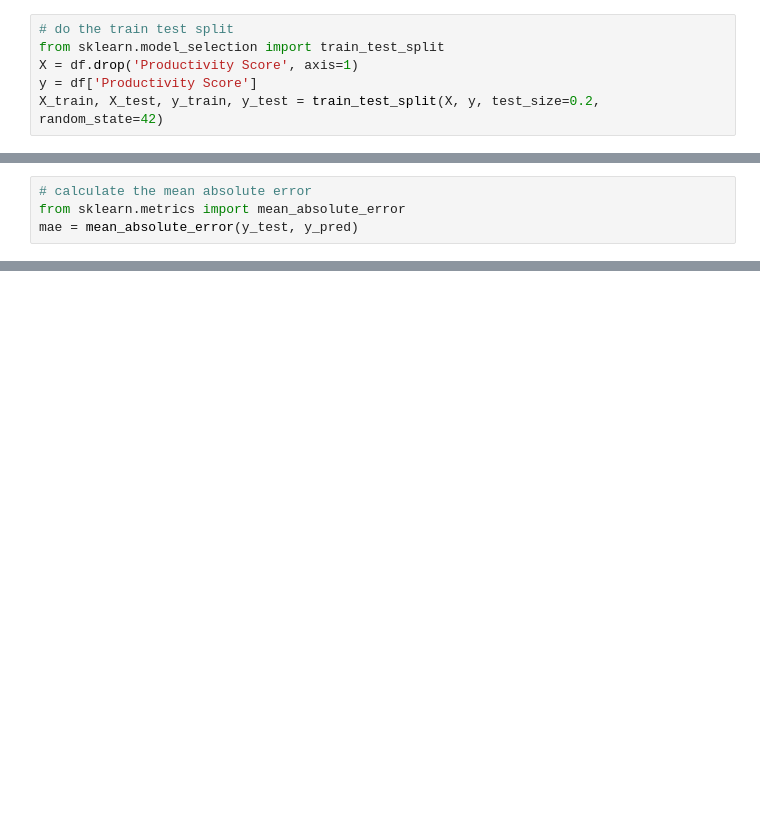
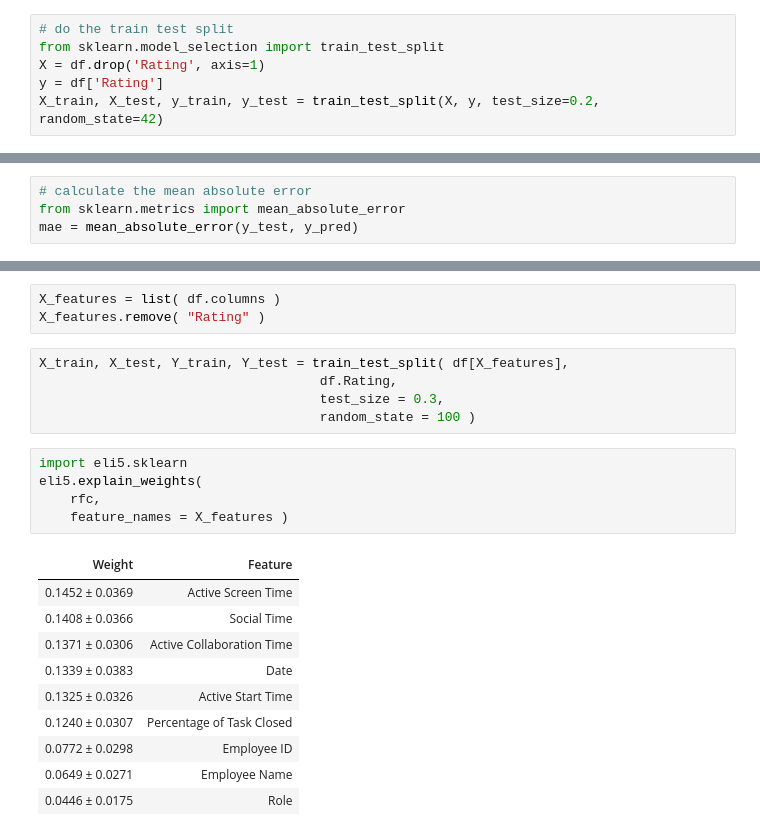
Before and after one commit to Adi-repo/Employee-Productivity, a Jupyter notebook: Employee Productivity.ipynb, the cells around one changed output, grey strips where cells are left out. Drawn from its saved outputs; the diff is of its cells as text; blank space fills up the shorter version.

```diff
--- a/Employee Productivity.ipynb
+++ b/Employee Productivity.ipynb
@@ -49,6 +97,6 @@ sns.heatmap(corr, annot=True, cmap='coolwarm')
 # %%
 # do the train test split
 from sklearn.model_selection import train_test_split
-X = df.drop('Productivity Score', axis=1)
-y = df['Productivity Score']
+X = df.drop('Rating', axis=1)
+y = df['Rating']
 X_train, X_test, y_train, y_test = train_test_split(X, y, test_size=0.2, random_state=42)
@@ -86,0 +124,24 @@ print(r2)
+# %%
+X_features = list( df.columns )
+X_features.remove( "Rating" )
+# %%
+X_train, X_test, Y_train, Y_test = train_test_split( df[X_features],
+                                    df.Rating,
+                                    test_size = 0.3,
+                                    random_state = 100 )
+# %%
+import eli5.sklearn
+eli5.explain_weights(
+    rfc,
+    feature_names = X_features )
+# %% [output]
+| Weight | Feature |
+| 0.1452 ± 0.0369 | Active Screen Time |
+| 0.1408 ± 0.0366 | Social Time |
+| 0.1371 ± 0.0306 | Active Collaboration Time |
+| 0.1339 ± 0.0383 | Date |
+| 0.1325 ± 0.0326 | Active Start Time |
+| 0.1240 ± 0.0307 | Percentage of Task Closed |
+| 0.0772 ± 0.0298 | Employee ID |
+| 0.0649 ± 0.0271 | Employee Name |
+| 0.0446 ± 0.0175 | Role |
```
Also changed, not shown: parts of 18 cells of this notebook, 2 other files.
